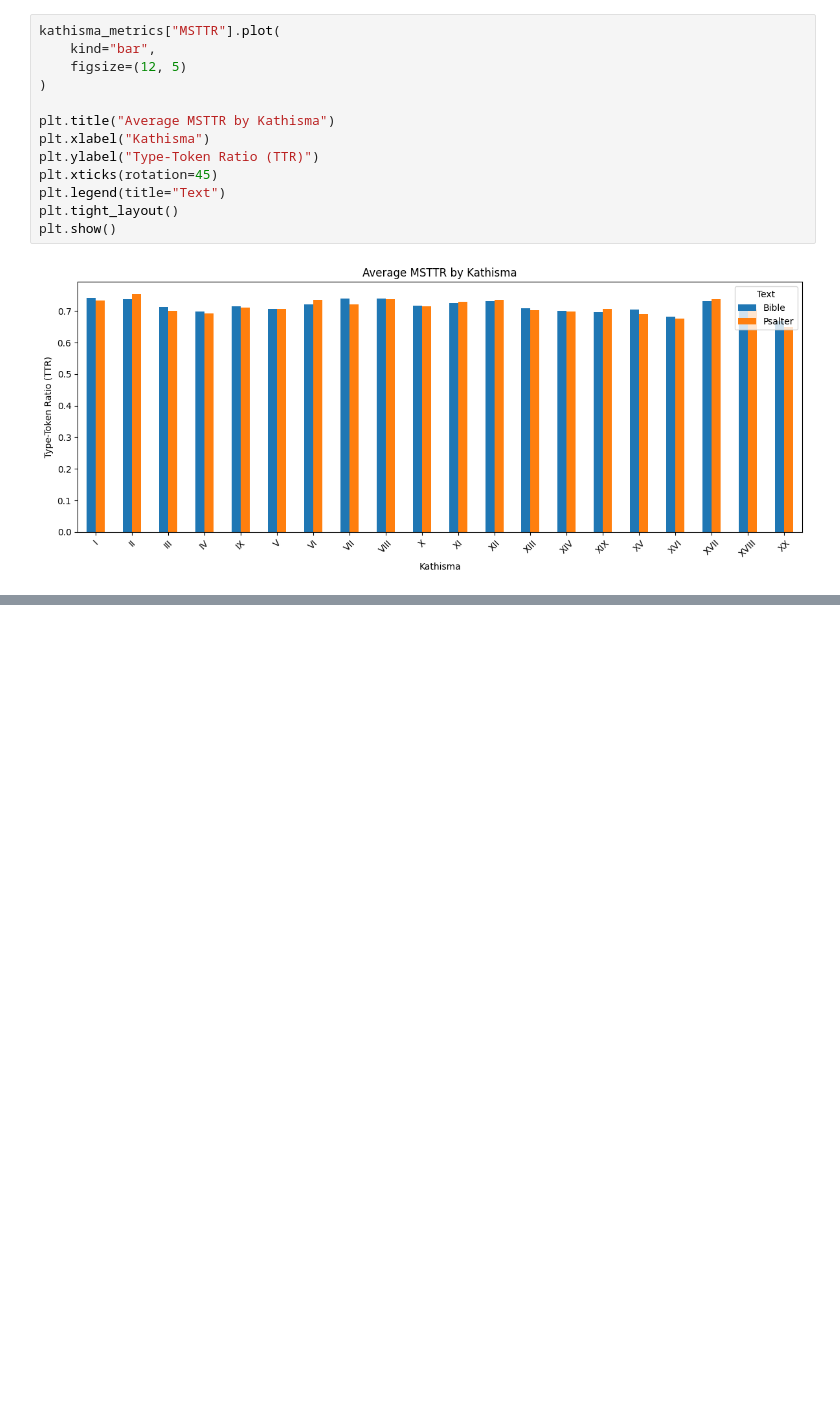
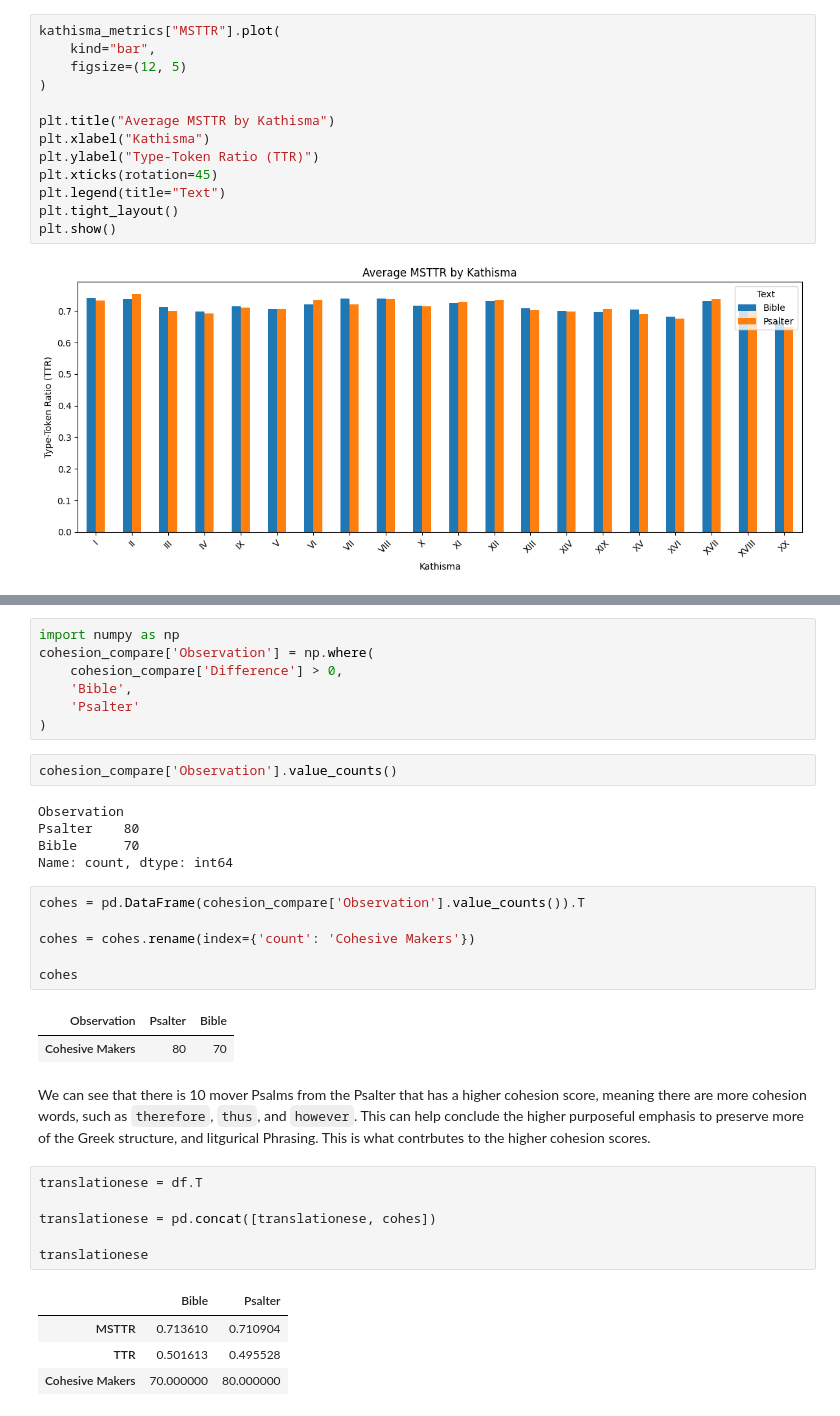
Before and after one commit to cwc09262/psalms-text-comparison, a Jupyter notebook: translationese.ipynb, the cells around one changed output, grey strips where cells are left out. Cells and saved outputs as stored; diff of their text form; blank space fills up the shorter version.

Commit message:
Working on tranlationese with cohesive makers and pos tagging analysis

```diff
--- a/translationese.ipynb
+++ b/translationese.ipynb
@@ -550,0 +588,36 @@ cohesion_compare["Difference"].mean()
+# %%
+import numpy as np
+cohesion_compare['Observation'] = np.where(
+    cohesion_compare['Difference'] > 0,
+    'Bible',
+    'Psalter'
+)
+# %%
+cohesion_compare['Observation'].value_counts()
+# %% [output]
+Observation
+Psalter    80
+Bible      70
+Name: count, dtype: int64
+# %%
+cohes = pd.DataFrame(cohesion_compare['Observation'].value_counts()).T
+
+cohes = cohes.rename(index={'count': 'Cohesive Makers'})
+
+cohes
+# %% [output]
+| Observation | Psalter | Bible |
+| Cohesive Makers | 80 | 70 |
+# %% [markdown]
+We can see that there is 10 mover Psalms from the Psalter that has a higher cohesion score, meaning there are more cohesion words, such as `therefore`, `thus`, and `however`. This can help conclude the higher purposeful emphasis to preserve more of the Greek structure, and litgurical Phrasing. This is what contrbutes to the higher cohesion scores.
+# %%
+translationese = df.T
+
+translationese = pd.concat([translationese, cohes])
+
+translationese
+# %% [output]
+|  | Bible | Psalter |
+| MSTTR | 0.713610 | 0.710904 |
+| TTR | 0.501613 | 0.495528 |
+| Cohesive Makers | 70.000000 | 80.000000 |
```
Also changed, not shown: parts of 20 cells of this notebook, 1 other file.
